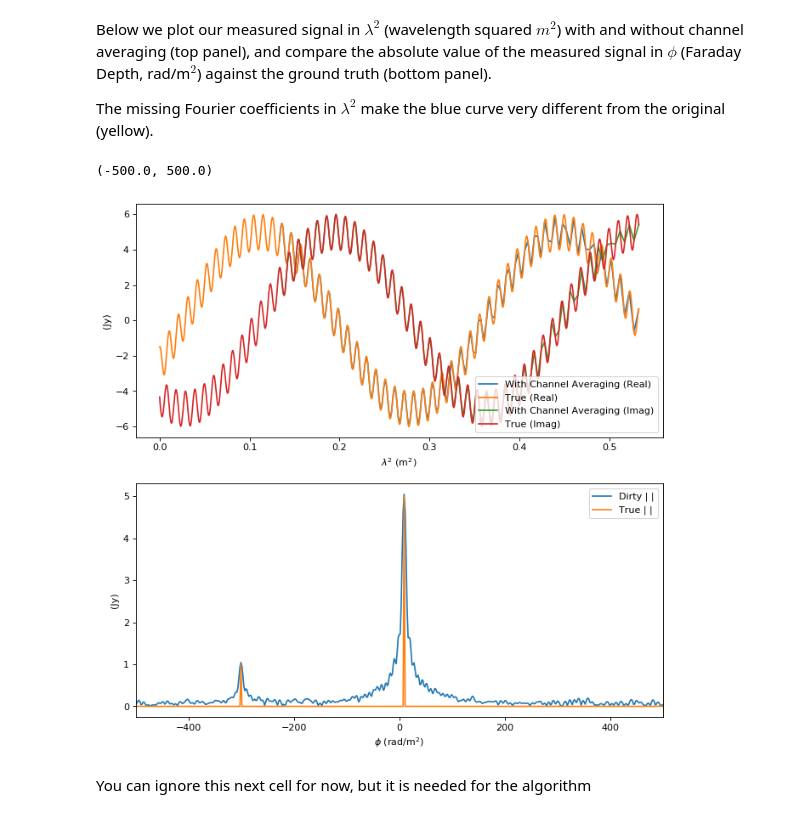
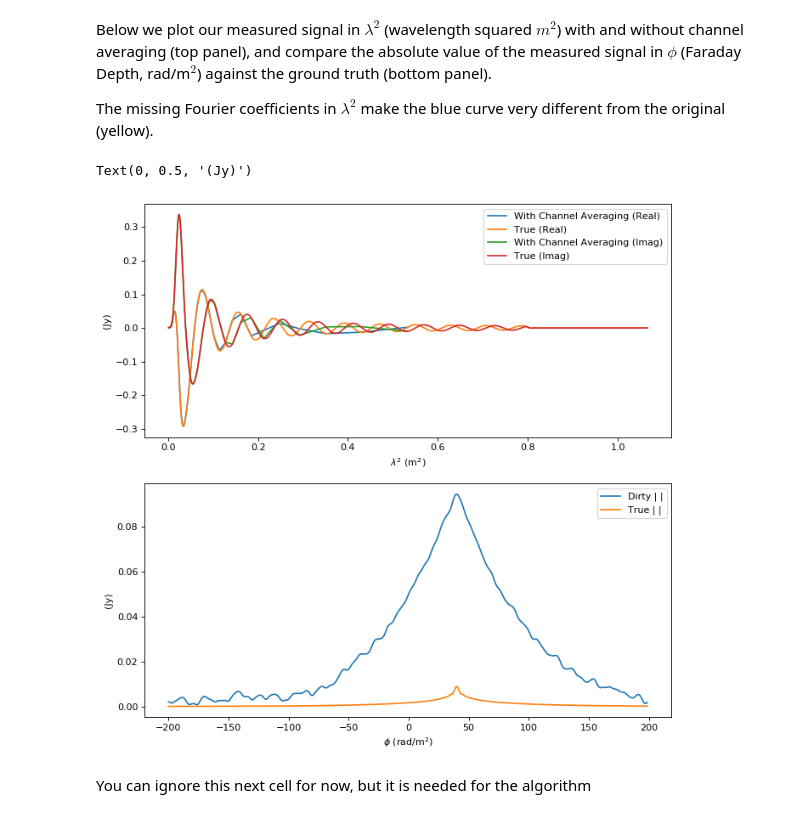
Before and after one commit to Luke-Pratley/Faraday-Dreams, a Jupyter notebook: examples/basic_simulation.ipynb, the cells around one changed output. Drawn from its saved outputs; the diff is of its cells as text; code cells hidden in the pictures.

```diff
--- a/examples/basic_simulation.ipynb
+++ b/examples/basic_simulation.ipynb
@@ -22,15 +22,17 @@ import matplotlib.pyplot as plt
 This next bit of code sets up the parameters for the observation. The samples in frequency $\nu$, which determine the samples in $\lambda^2$.
 # %%
 c = 2.92 * 10**8 #speed of light m/s
-m_size = 200 #numbr of channels
+m_size = 100 #numbr of channels
 ISNR = 20. #signal to noise ratio of input noise
-freq0 =  np.linspace(400, 800, m_size) * 10**6 # frequency coverage
+freq0 =  np.linspace(400, 5000, m_size) * 10**6 # frequency coverage
 dfreq = np.abs(freq0[1] - freq0[0]) # channel width
 lambda2 = (c/freq0)**2 #wavelength^2 coverage
 lambda1 = np.sqrt(lambda2) # wavelength coverage
-dlambda2 = (c/(freq0 - dfreq/2.))**2 - (c/(freq0 + dfreq/2.))**2 #channel width in wavelength squared.
+dlambda2 = (c/(freq0 - dfreq/2.))**2 - (c/(freq0 + dfreq/2.))**2 * 0. + 0 #channel width in wavelength squared.
 phi_max, phi_min, dphi = measurement_operator.phi_parameters(lambda2, dlambda2) #sensitivity estiamtes given coverage
-phi = np.arange(-1e4, 1e4, dphi) # range in rad/m^2 to do reconstruction of signal
+phi = np.arange(-2e2, 2e2, dphi/2) # range in rad/m^2 to do reconstruction of signal
+phi=phi[:-1]
 weights = np.ones(m_size) #choosing flat noise
-rm_max = np.min([500, phi_max]) #only for plotting
+rm_max = 100#np.min([500, phi_max]) #only for plotting
+print(np.max(lambda2))
 # %% [output]
@@ -50,7 +53,7 @@ x_true += models.deltas(phi, [5, 1],[10, -300], [ -np.pi/3, 0.])
 #x_true += models.box(phi, 1, 5, 20, 0)
 # %%
 # amplitude = 1 jy, width = 10 rad/m^2, location = 50 rad/m^2, polarization angle = 0 radians
-#x_true += models.gaussian(phi, 1, 1, 50, 0)
+x_true = (models.from_analytic_lambda2(lambda x: (x/0.15**2)**(-5/4) * (1 - np.exp(-(x/0.15**2)**((5 + 4)/2)))  * np.exp(2j * x * 40), phi, 0.0, 0.8))
 # %% [markdown]
 ### Constructing the measurement matrix
 The measurement process can be written in the measurement equation
@@ -70,8 +75,10 @@ m_op = m_op_right
 Below we also create a version for comparing a noise free and better sampling instrument
 # %%
 # measurement operator without channel averaging
-lambda2_high_res = np.linspace(0, np.max(lambda2), 2048) #ensure even spacing in lambda^2
+lambda2_high_res = np.linspace(1e-3, np.max(lambda2) * 2, 2048) #ensure even spacing in lambda^2
+freq_high_res = c/np.sqrt(lambda2_high_res)
 m_op_high_res = measurement_operator.faraday_operator(lambda2_high_res, phi, lambda2_high_res * 0 + 1)
+delay_op_high_res = measurement_operator.delay_operator(freq_high_res, tau, freq_high_res * 0 + 1)
 # %% [markdown]
 We calculate our simulated measurements $y$ with added noise.
 # %%
@@ -88,22 +95,22 @@ The missing Fourier coefficients in $\lambda^2$ make the blue curve very differe
 # %%
 fig, ax = plt.subplots(nrows=2, ncols=1, figsize=(10, 10), dpi=80)
 ax[0].plot(lambda2, np.real(y0))
 ax[0].plot(lambda2_high_res, np.real(m_op_high_res.dir_op(x_true)))
 ax[0].plot(lambda2, np.imag(y0))
 ax[0].plot(lambda2_high_res, np.imag(m_op_high_res.dir_op(x_true)))
 
 ax[0].set_xlabel(r"$\lambda^2$ (m$^2$)")
 ax[0].set_ylabel(r"(Jy)")
 ax[0].legend(["With Channel Averaging (Real)", "True (Real)", "With Channel Averaging (Imag)", "True (Imag)"])
 ax[1].plot(phi, np.abs(m_op.adj_op(y)) * 1./len(y))
 ax[1].plot(phi, np.abs(x_true))
 ax[1].legend(["Dirty | |", "True | |", "Solution | |"])
 ax[1].set_xlabel(r"$\phi$ (rad/m$^2$)")
 ax[1].set_ylabel(r"(Jy)")
-ax[1].set_xlim([-rm_max, rm_max])
+#ax[1].set_xlim([-rm_max, rm_max])
 # %% [output]
-(-500.0, 500.0)
+Text(0, 0.5, '(Jy)')
-[figure, old version]
+[figure, new version]
 # %% [markdown]
 You can ignore this next cell for now, but it is needed for the algorithm
 # %% [markdown]
```
Also changed, not shown: parts of 10 cells of this notebook.
